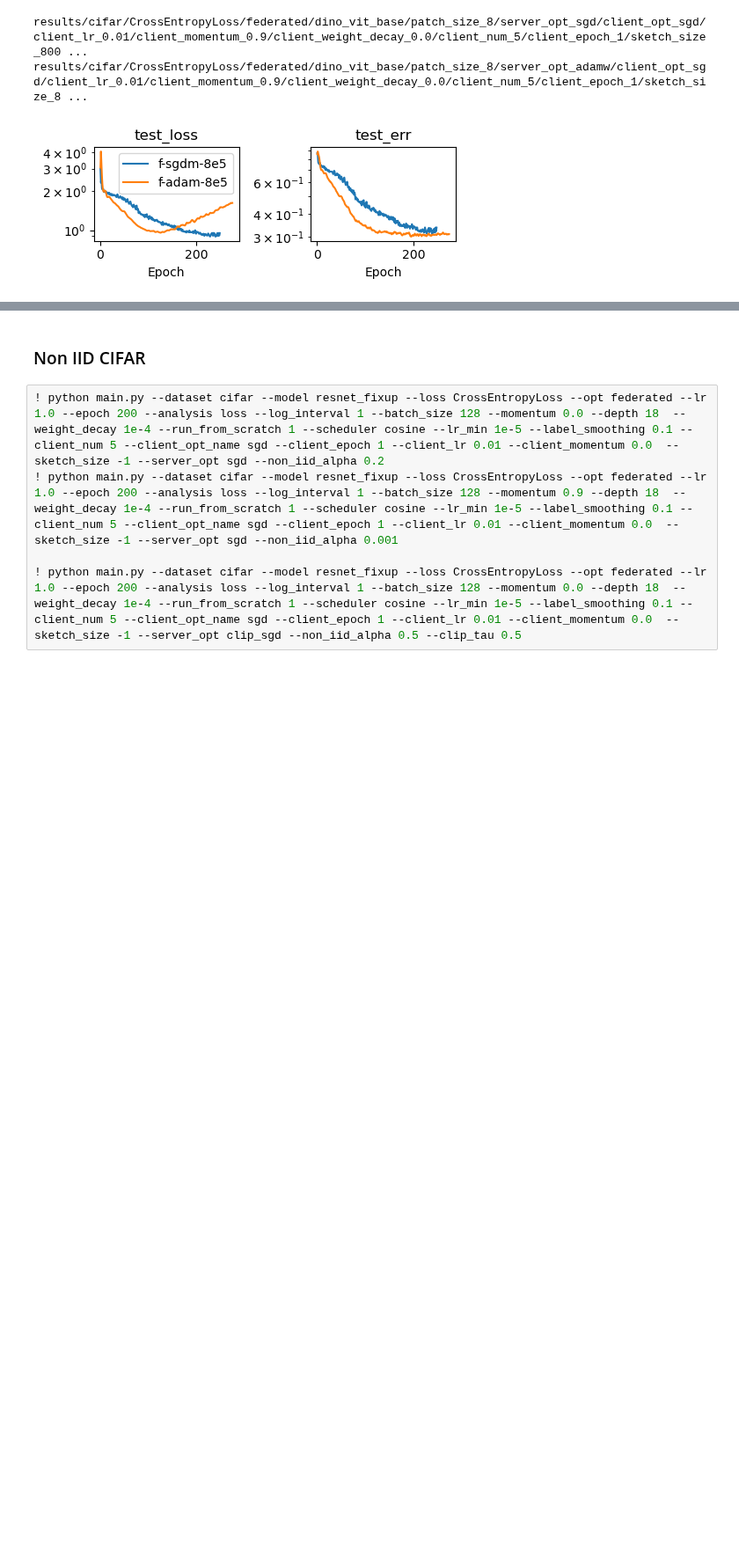
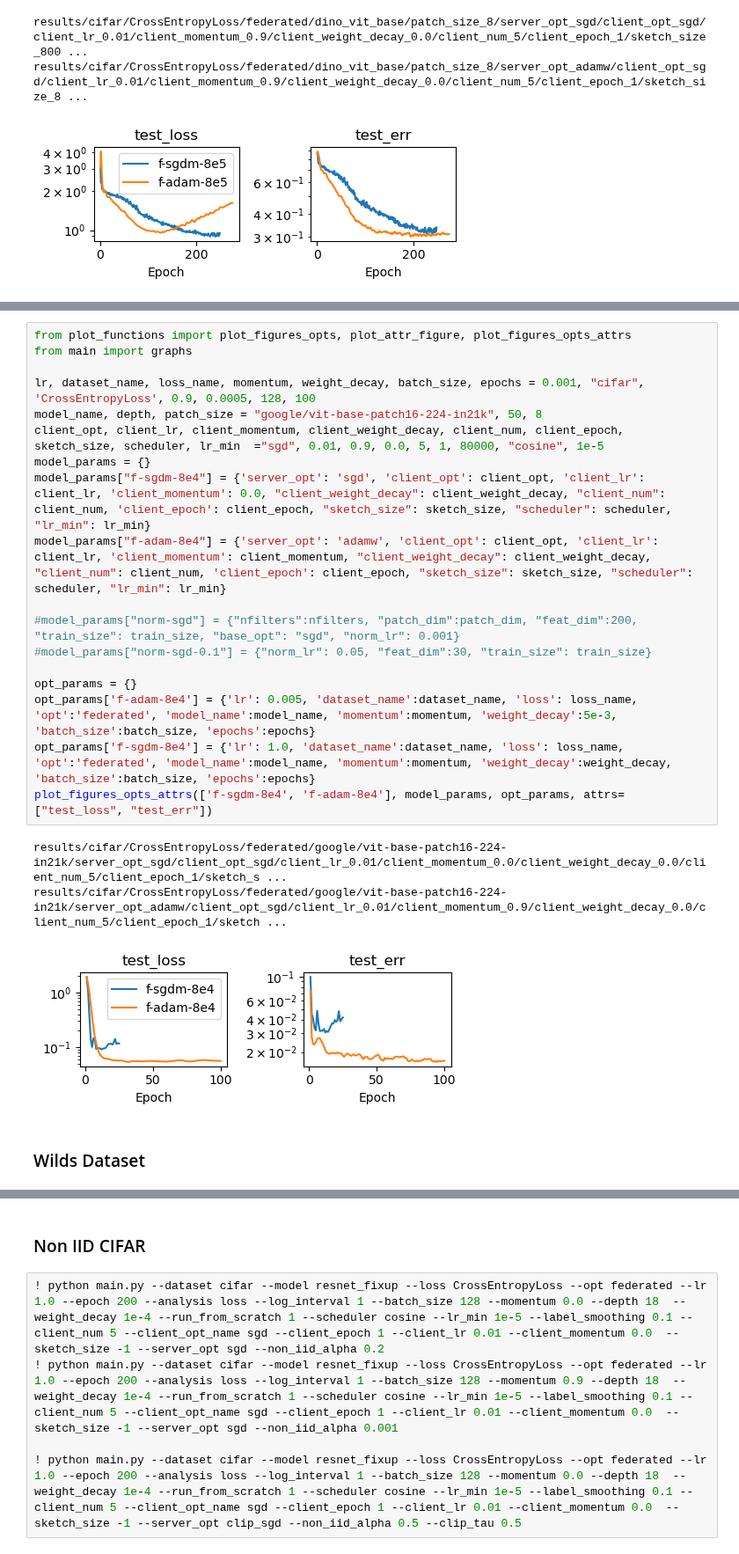
Before and after one commit to lucmonl/mlopt, a Jupyter notebook: notebook/federated.ipynb, the cells around one changed output, grey strips where cells are left out. Shown at 88% size. Cells and saved outputs as stored; diff of their text form; blank space fills up the shorter version.

```diff
--- a/notebook/federated.ipynb
+++ b/notebook/federated.ipynb
@@ -820,0 +825,24 @@ results/cifar/CrossEntropyLoss/federated/google/vit-base-patch16-224-in21k/serve
+# %%
+from plot_functions import plot_figures_opts, plot_attr_figure, plot_figures_opts_attrs
+from main import graphs
+
+lr, dataset_name, loss_name, momentum, weight_decay, batch_size, epochs = 0.001, "cifar", 'CrossEntropyLoss', 0.9, 0.0005, 128, 100
+model_name, depth, patch_size = "google/vit-base-patch16-224-in21k", 50, 8
+client_opt, client_lr, client_momentum, client_weight_decay, client_num, client_epoch, sketch_size, scheduler, lr_min  ="sgd", 0.01, 0.9, 0.0, 5, 1, 80000, "cosine", 1e-5
+model_params = {}
+model_params["f-sgdm-8e4"] = {'server_opt': 'sgd', 'client_opt': client_opt, 'client_lr': client_lr, 'client_momentum': 0.0, "client_weight_decay": client_weight_decay, "client_num": client_num, 'client_epoch': client_epoch, "sketch_size": sketch_size, "scheduler": scheduler, "lr_min": lr_min}
+model_params["f-adam-8e4"] = {'server_opt': 'adamw', 'client_opt': client_opt, 'client_lr': client_lr, 'client_momentum': client_momentum, "client_weight_decay": client_weight_decay, "client_num": client_num, 'client_epoch': client_epoch, "sketch_size": sketch_size, "scheduler": scheduler, "lr_min": lr_min}
+
+#model_params["norm-sgd"] = {"nfilters":nfilters, "patch_dim":patch_dim, "feat_dim":200, "train_size": train_size, "base_opt": "sgd", "norm_lr": 0.001}
+#model_params["norm-sgd-0.1"] = {"norm_lr": 0.05, "feat_dim":30, "train_size": train_size}
+
+opt_params = {}
+opt_params['f-adam-8e4'] = {'lr': 0.005, 'dataset_name':dataset_name, 'loss': loss_name, 'opt':'federated', 'model_name':model_name, 'momentum':momentum, 'weight_decay':5e-3, 'batch_size':batch_size, 'epochs':epochs}
+opt_params['f-sgdm-8e4'] = {'lr': 1.0, 'dataset_name':dataset_name, 'loss': loss_name, 'opt':'federated', 'model_name':model_name, 'momentum':momentum, 'weight_decay':weight_decay, 'batch_size':batch_size, 'epochs':epochs}
+plot_figures_opts_attrs(['f-sgdm-8e4', 'f-adam-8e4'], model_params, opt_params, attrs=["test_loss", "test_err"])
+# %% [output]
+results/cifar/CrossEntropyLoss/federated/google/vit-base-patch16-224-in21k/server_opt_sgd/client_opt_sgd/client_lr_0.01/client_momentum_0.0/client_weight_decay_0.0/client_num_5/client_epoch_1/sketch_s ...
+results/cifar/CrossEntropyLoss/federated/google/vit-base-patch16-224-in21k/server_opt_adamw/client_opt_sgd/client_lr_0.01/client_momentum_0.9/client_weight_decay_0.0/client_num_5/client_epoch_1/sketch ...
+[figure, added]
+# %% [markdown]
+### Wilds Dataset
```
Also changed, not shown: parts of 4 cells of this notebook, 5 other files.
